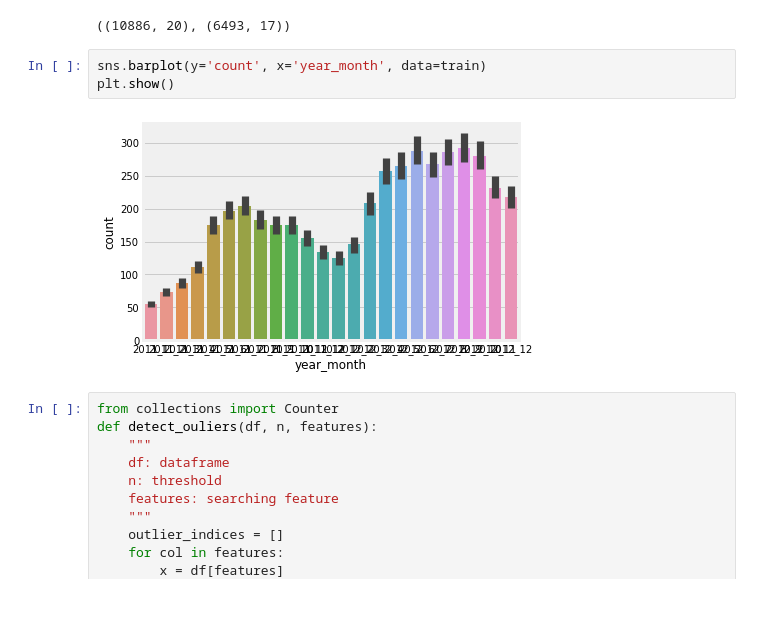
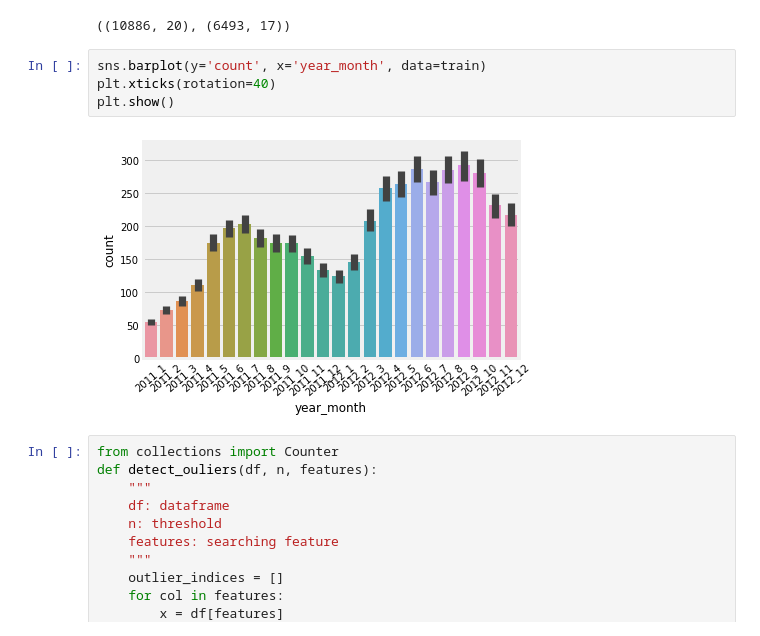
Before and after one commit to SM-Jang/kaggle, a Jupyter notebook: kaggle/bike_sharing/bike1.ipynb, the cells around one changed output. Saved outputs shown, nothing was run; the diff lists cells and outputs as text; blank space fills up the shorter version.

```diff
--- a/kaggle/bike_sharing/bike1.ipynb
+++ b/kaggle/bike_sharing/bike1.ipynb
@@ -293,9 +298,10 @@ train.shape, test.shape
 ((10886, 20), (6493, 17))
 # %%
 sns.barplot(y='count', x='year_month', data=train)
+plt.xticks(rotation=40)
 plt.show()
 # %% [output]
-[figure, old version]
+[figure, new version]
 # %%
 from collections import Counter
 def detect_ouliers(df, n, features):
```
Also changed, not shown: parts of 14 cells of this notebook.
